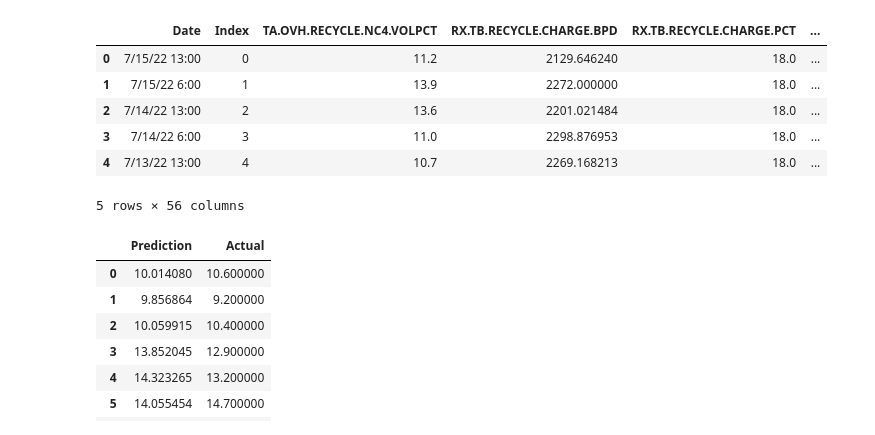
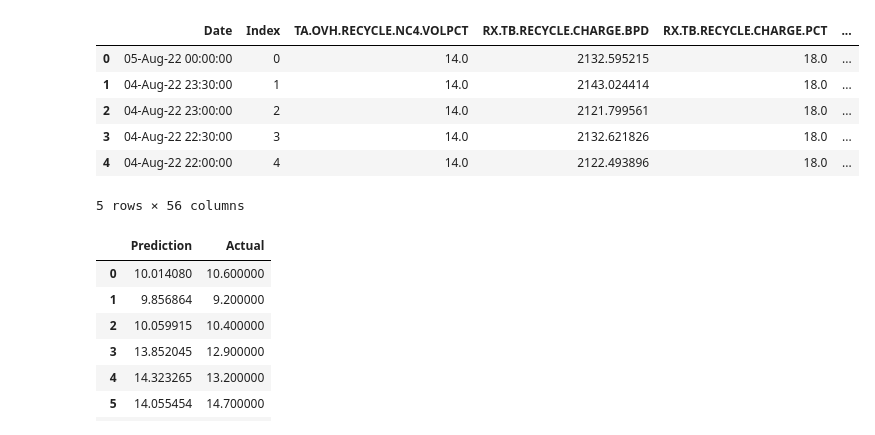
Before and after one commit to Jarney903/Red-ProjectHub, a Jupyter notebook: Final Models/LinearRegression_V.1.ipynb, the cells around one changed output. Cells and saved outputs as stored; diff of their text form; code cells hidden in the pictures.

```diff
--- a/Final Models/LinearRegression_V.1.ipynb
+++ b/Final Models/LinearRegression_V.1.ipynb
@@ -1,19 +1,23 @@
 # %%
 from pathlib import Path
 import pandas as pd
 import matplotlib.pyplot as plt
 import matplotlib.dates as mdates
 
 data1 = Path("../SQL Extract/project_data.csv")
 df = pd.read_csv(data1)
 df.head()
+
+data2 = Path("../SQL Extract/project_data_realtime.csv")
+df2 = pd.read_csv(data2)
+df2.head()
 # %% [output]
 |  | Date | Index | TA.OVH.RECYCLE.NC4.VOLPCT | RX.TB.RECYCLE.CHARGE.BPD | RX.TB.RECYCLE.CHARGE.PCT | ... |
-| 0 | 7/15/22 13:00 | 0 | 11.2 | 2129.646240 | 18.0 | ... |
-| 1 | 7/15/22 6:00 | 1 | 13.9 | 2272.000000 | 18.0 | ... |
-| 2 | 7/14/22 13:00 | 2 | 13.6 | 2201.021484 | 18.0 | ... |
-| 3 | 7/14/22 6:00 | 3 | 11.0 | 2298.876953 | 18.0 | ... |
-| 4 | 7/13/22 13:00 | 4 | 10.7 | 2269.168213 | 18.0 | ... |
+| 0 | 05-Aug-22 00:00:00 | 0 | 14.0 | 2132.595215 | 18.0 | ... |
+| 1 | 04-Aug-22 23:30:00 | 1 | 14.0 | 2143.024414 | 18.0 | ... |
+| 2 | 04-Aug-22 23:00:00 | 2 | 14.0 | 2121.799561 | 18.0 | ... |
+| 3 | 04-Aug-22 22:30:00 | 3 | 14.0 | 2132.621826 | 18.0 | ... |
+| 4 | 04-Aug-22 22:00:00 | 4 | 14.0 | 2122.493896 | 18.0 | ... |
 5 rows × 56 columns
 # %%
  ## Separate the Features (X) from the Target (y)
```
Also changed, not shown: parts of 2 cells of this notebook, 5 other files.
